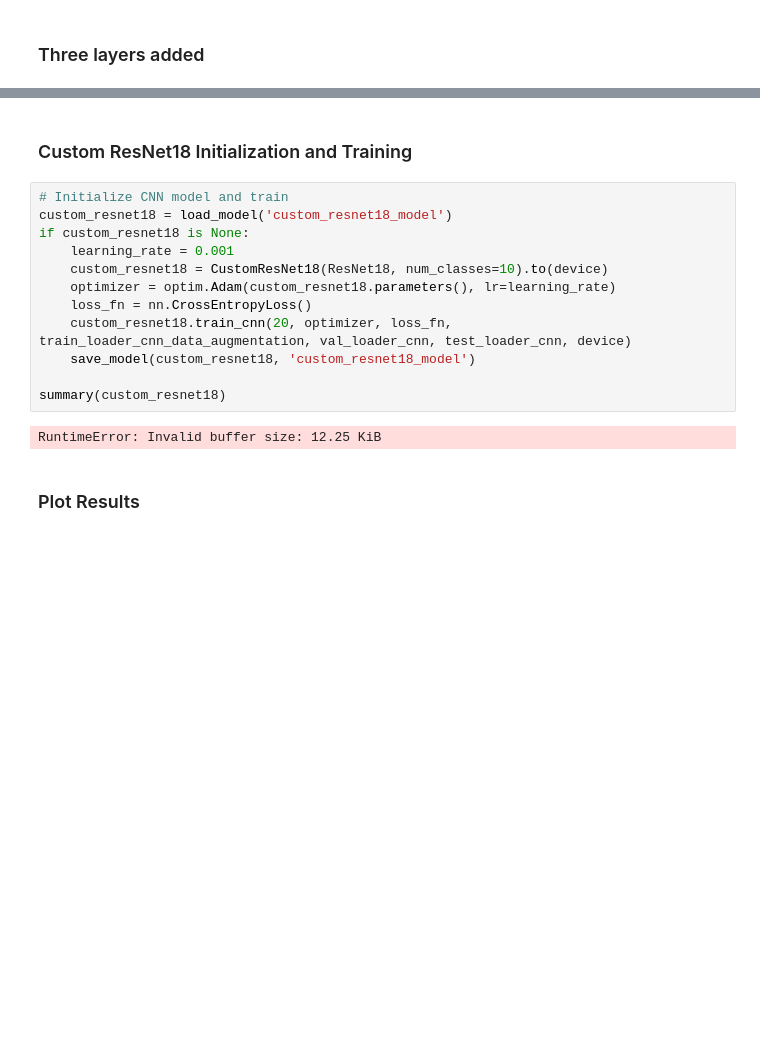
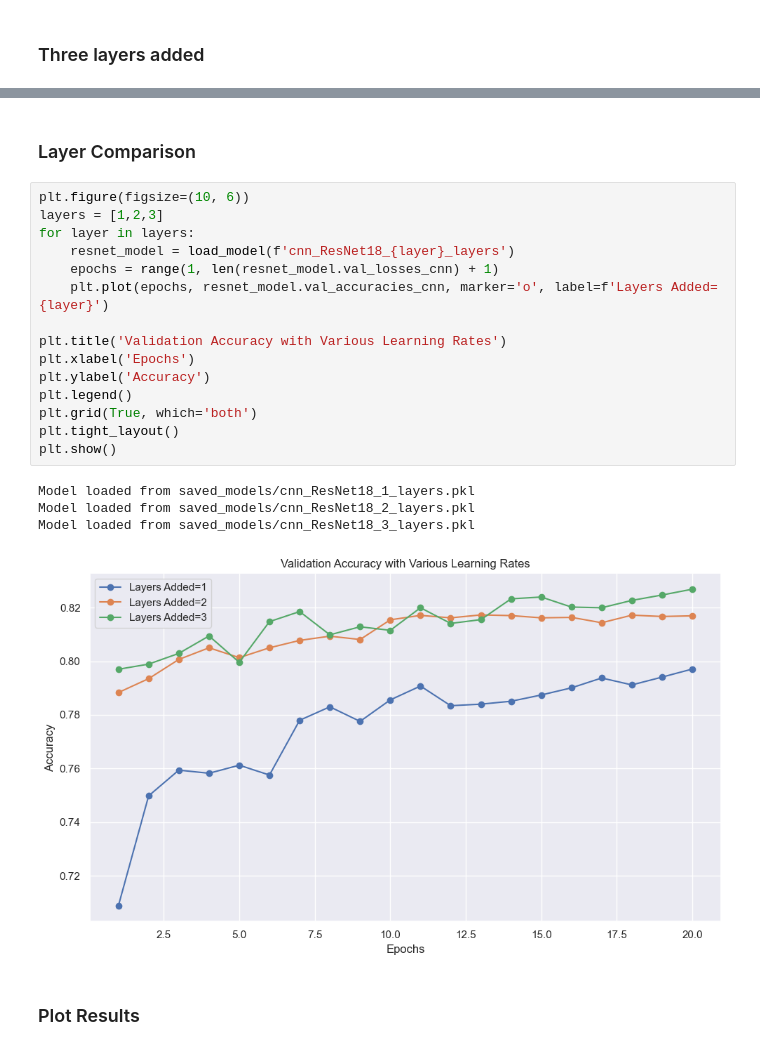
Before and after one commit to NickMilin/COMP551_A3, a Jupyter notebook: 3_6-3_8.ipynb, the cells around one changed output, grey strips where cells are left out. Cells and saved outputs as stored; diff of their text form; blank space fills up the shorter version.

```diff
--- a/3_6-3_8.ipynb
+++ b/3_6-3_8.ipynb
@@ -645,19 +704,25 @@ summary(custom_resnet18_three_layers)
 # %% [markdown]
-### Custom ResNet18 Initialization and Training
+### Layer Comparison
 # %%
-# Initialize CNN model and train
-custom_resnet18 = load_model('custom_resnet18_model')
-if custom_resnet18 is None:
-    learning_rate = 0.001
-    custom_resnet18 = CustomResNet18(ResNet18, num_classes=10).to(device)
-    optimizer = optim.Adam(custom_resnet18.parameters(), lr=learning_rate)
-    loss_fn = nn.CrossEntropyLoss()
-    custom_resnet18.train_cnn(20, optimizer, loss_fn, train_loader_cnn_data_augmentation, val_loader_cnn, test_loader_cnn, device)
-    save_model(custom_resnet18, 'custom_resnet18_model')
+plt.figure(figsize=(10, 6))
+layers = [1,2,3]
+for layer in layers:
+    resnet_model = load_model(f'cnn_ResNet18_{layer}_layers')
+    epochs = range(1, len(resnet_model.val_losses_cnn) + 1)
+    plt.plot(epochs, resnet_model.val_accuracies_cnn, marker='o', label=f'Layers Added={layer}')
 
-summary(custom_resnet18)
+plt.title('Validation Accuracy with Various Learning Rates')
+plt.xlabel('Epochs')
+plt.ylabel('Accuracy')
+plt.legend()
+plt.grid(True, which='both')
+plt.tight_layout()
+plt.show()
 # %% [output]
-RuntimeError: Invalid buffer size: 12.25 KiB
+Model loaded from saved_models/cnn_ResNet18_1_layers.pkl
+Model loaded from saved_models/cnn_ResNet18_2_layers.pkl
+Model loaded from saved_models/cnn_ResNet18_3_layers.pkl
+[figure, added]
 # %% [markdown]
 ### Plot Results
 # %%
```
Also changed, not shown: parts of 12 cells of this notebook, 3 other files.
